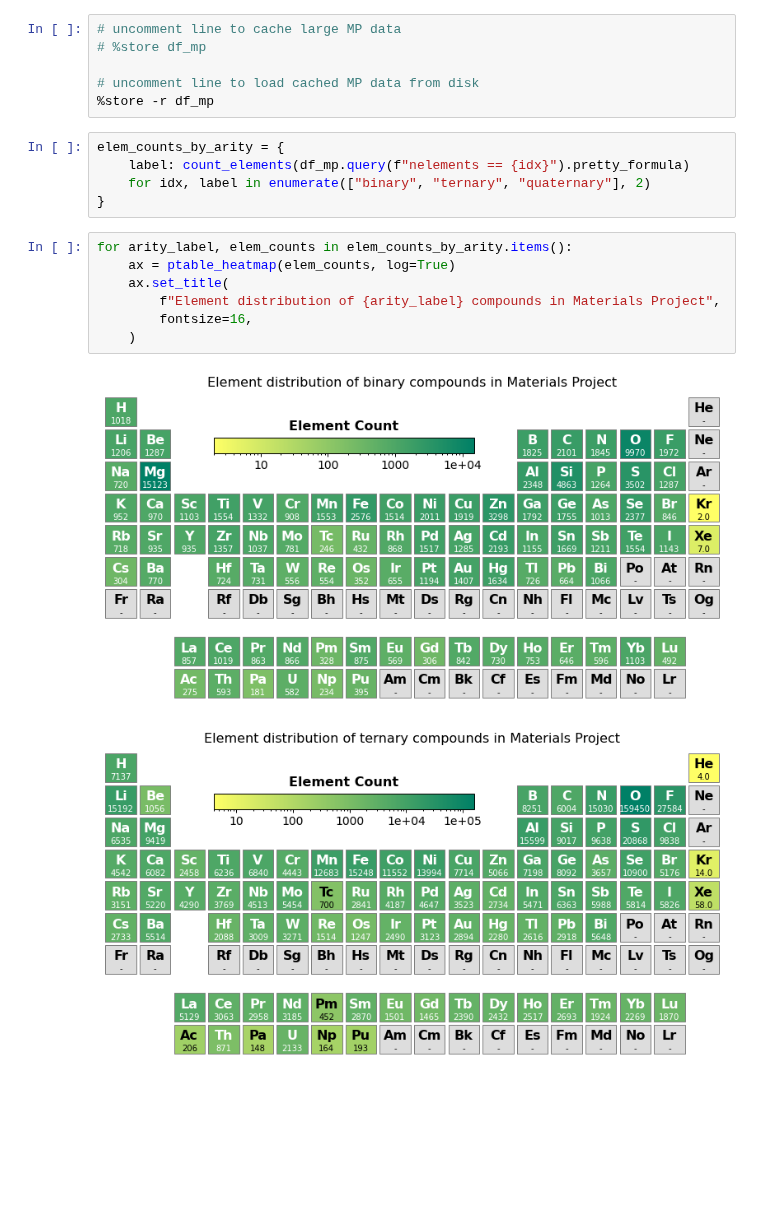
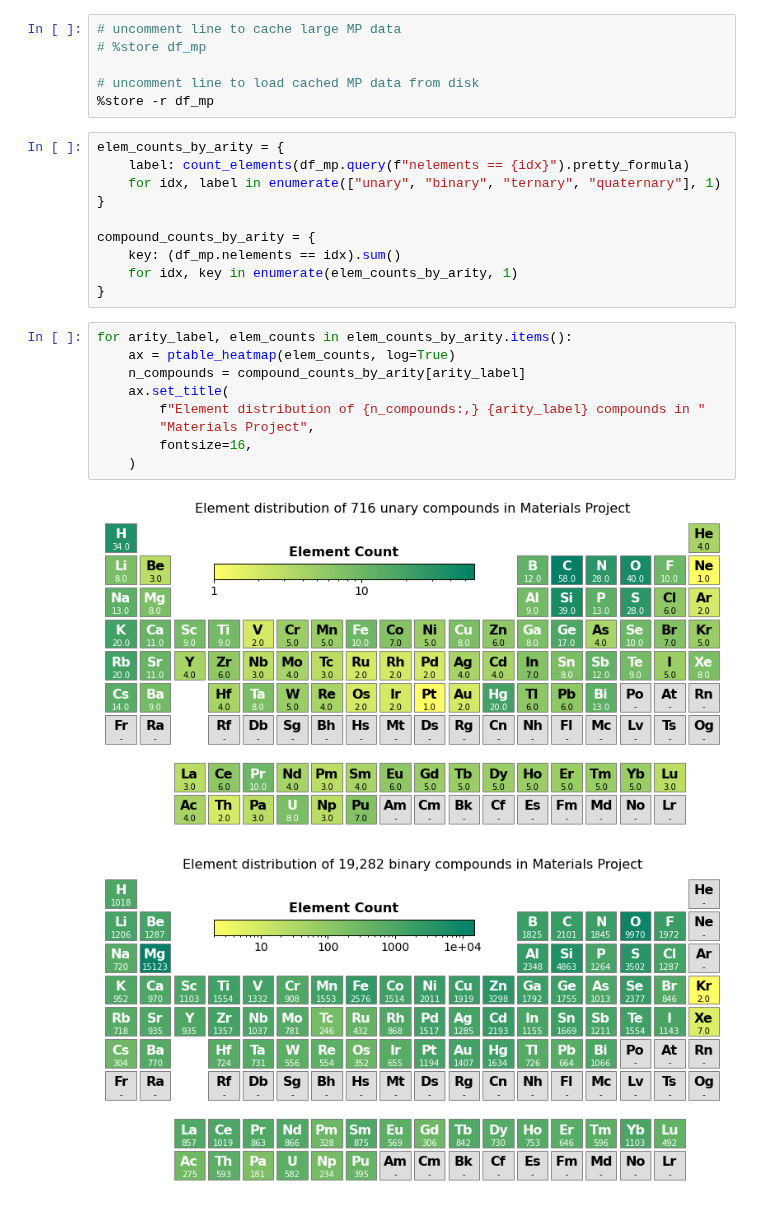
Before and after one commit to janosh/pymatviz, a Jupyter notebook: examples/mprester_ptable.ipynb, the cells around one changed output. Cells and saved outputs as stored; diff of their text form; blank space fills up the shorter version.

Commit message:
Add unary ptable heatmap plot to `examples/mprester_ptable.ipynb` (#46)
* add MP unaries heatmap in examples/mprester_ptable.ipynb

also tweak dash app layout

```diff
--- a/examples/mprester_ptable.ipynb
+++ b/examples/mprester_ptable.ipynb
@@ -35,15 +35,22 @@ df_mp = pd.DataFrame(mp_data).set_index("material_id")
 # %%
 elem_counts_by_arity = {
     label: count_elements(df_mp.query(f"nelements == {idx}").pretty_formula)
-    for idx, label in enumerate(["binary", "ternary", "quaternary"], 2)
+    for idx, label in enumerate(["unary", "binary", "ternary", "quaternary"], 1)
 }
+
+compound_counts_by_arity = {
+    key: (df_mp.nelements == idx).sum()
+    for idx, key in enumerate(elem_counts_by_arity, 1)
+}
 # %%
 for arity_label, elem_counts in elem_counts_by_arity.items():
     ax = ptable_heatmap(elem_counts, log=True)
+    n_compounds = compound_counts_by_arity[arity_label]
     ax.set_title(
-        f"Element distribution of {arity_label} compounds in Materials Project",
+        f"Element distribution of {n_compounds:,} {arity_label} compounds in "
+        "Materials Project",
         fontsize=16,
     )
 # %% [output]
-[figure, old version]
+[figure, new version]
-[figure, old version]
+[figure, new version]
```
Also changed, not shown: parts of 3 cells of this notebook, 3 other files.
